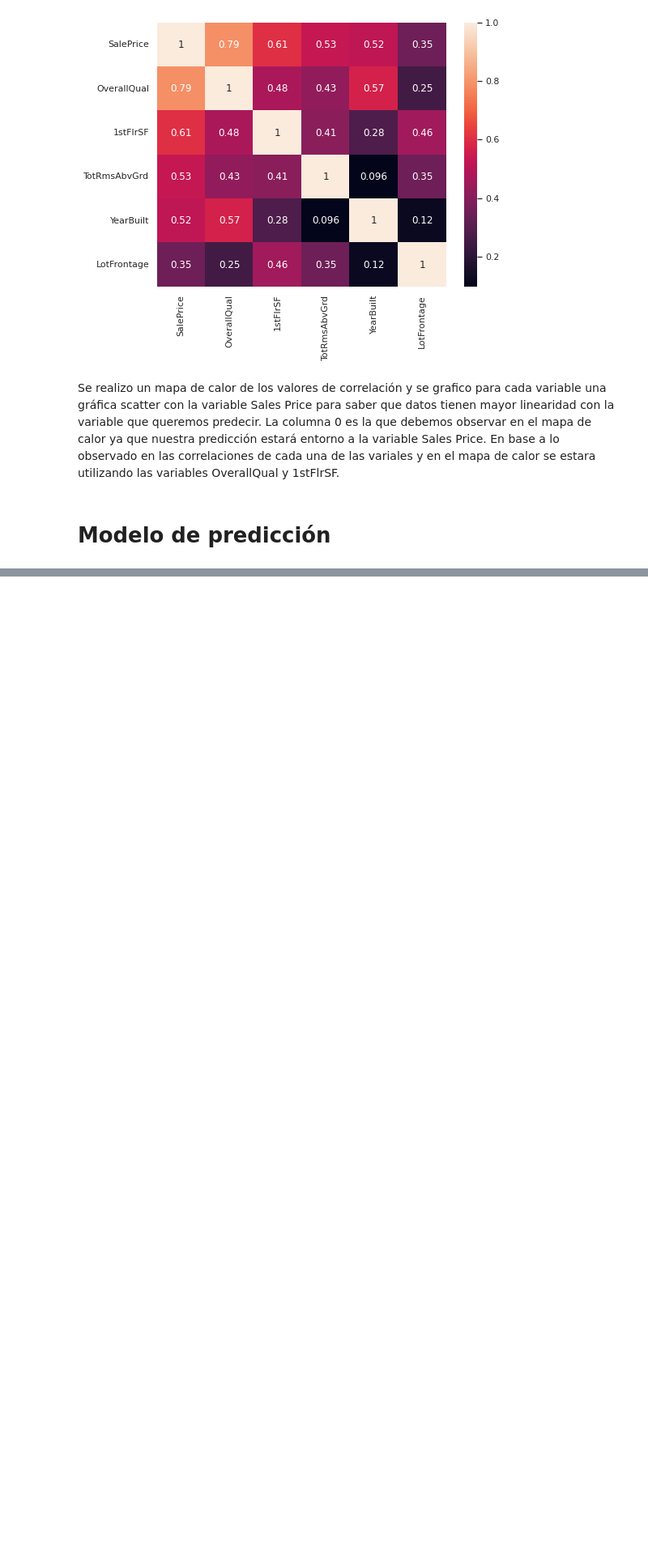
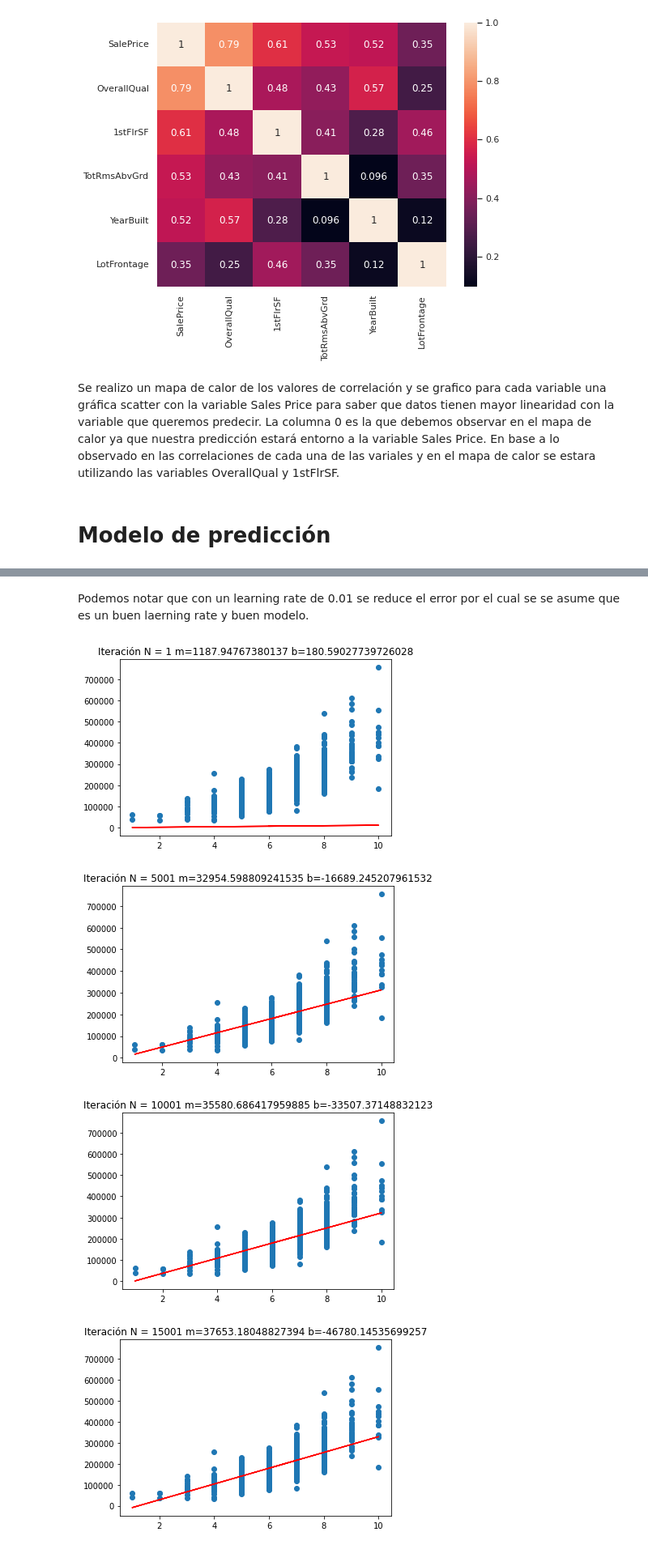
Before and after one commit to bloomfieldfong/Analizador-Lexico, a Jupyter notebook: Proyecto1.ipynb, the cells around one changed output, grey strips where cells are left out. Shown at 81% size. Saved outputs shown, nothing was run; the diff lists cells and outputs as text; code cells hidden in the pictures; blank space fills up the shorter version.

```diff
--- a/Proyecto1.ipynb
+++ b/Proyecto1.ipynb
@@ -179,0 +186,12 @@ Error Iteracion: 1000 1398342860.278944
+# %%
+def graficar_modelo(x, y, modelo, n):
+  x = x.reshape(len(x), 1)
+  ones = np.ones(len(x)).reshape(len(x), 1)
+  reshaped_x = np.append(x, ones, axis = 1)
+  for i in range(0,len(modelo),n):
+    yhat = np.dot(reshaped_x,modelo[i])
+    mb =  modelo[i]
+    plt.scatter(x,y)
+    plt.plot(x,yhat, color='r')
+    plt.title("Iteración N = "+str(i+1)+" m="+str(mb[0])+" b="+str(mb[1])+"")
+    plt.show()
@@ -179,0 +242,9 @@ Error Iteracion: 1000 1398342860.278944
+# %% [markdown]
+Podemos notar que con un learning rate de 0.01 se reduce el error por el cual se se asume que es un buen laerning rate y buen modelo.
+# %%
+graficar_modelo(training_data[:,1],training_data[:,0], modelo_overall, 5000)
+# %% [output]
+[figure, added]
+[figure, added]
+[figure, added]
+[figure, added]
```
Also changed, not shown: parts of 17 cells of this notebook.
